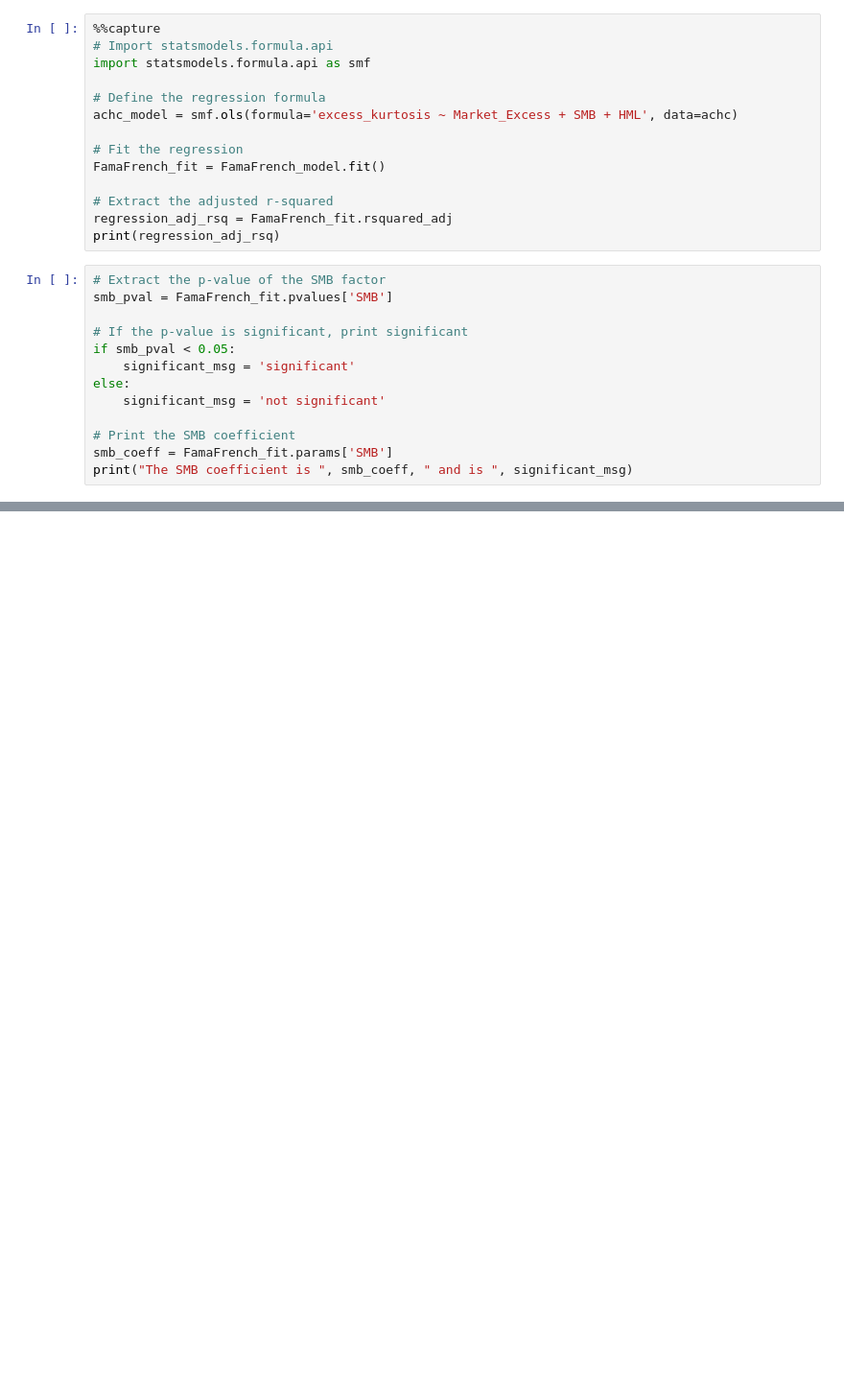
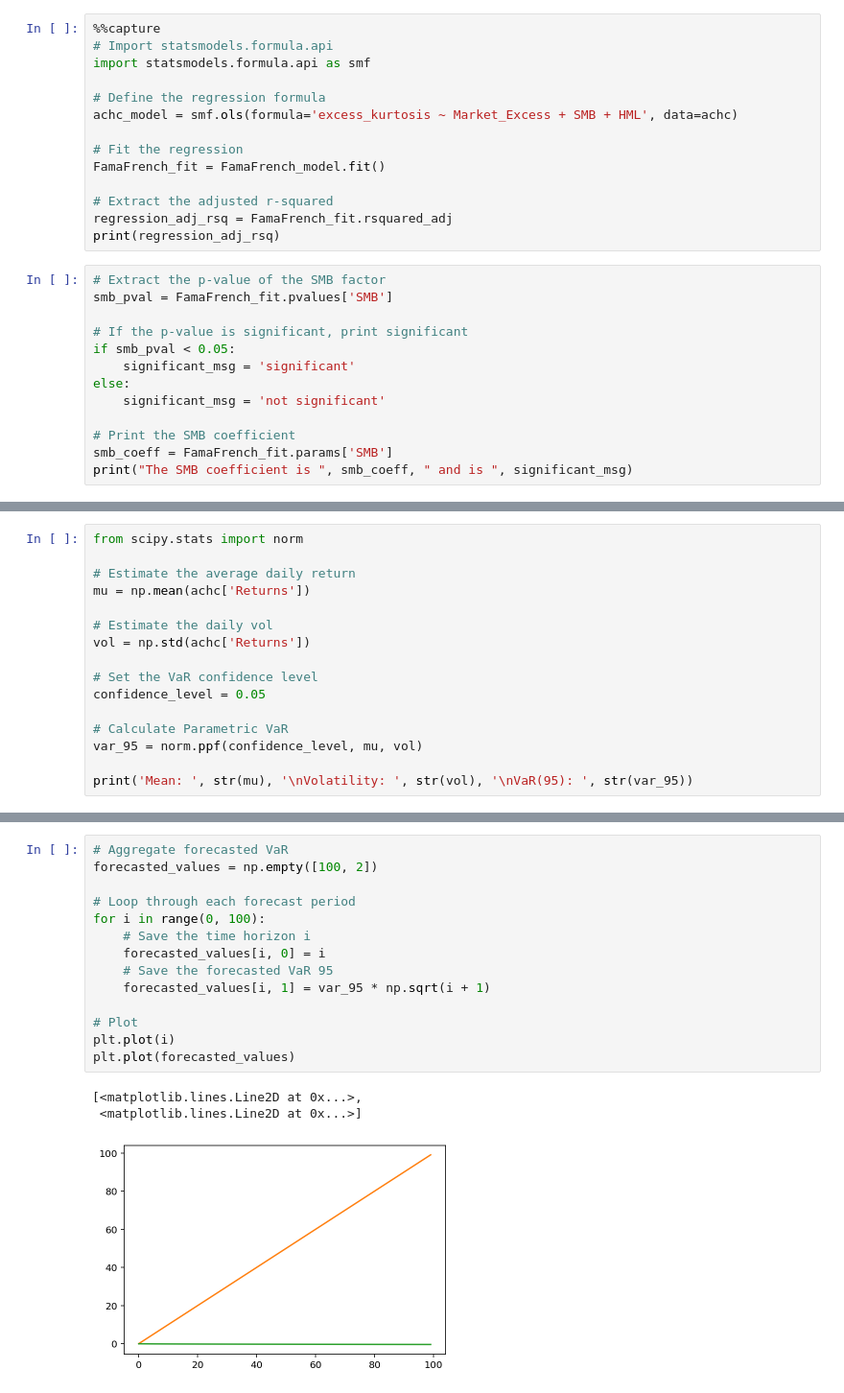
Before and after one commit to hilljtm/risk_management, a Jupyter notebook: Stock_investing.ipynb, the cells around one changed output, grey strips where cells are left out. Shown: that part at 96% size. Drawn from its saved outputs; the diff is of its cells as text; blank space fills up the shorter version.

Commit message:
still got some errors but lunch time

```diff
--- a/Stock_investing.ipynb
+++ b/Stock_investing.ipynb
@@ -166,0 +213,16 @@ print("The SMB coefficient is ", smb_coeff, " and is ", significant_msg)
+# %%
+from scipy.stats import norm
+
+# Estimate the average daily return
+mu = np.mean(achc['Returns'])
+
+# Estimate the daily vol
+vol = np.std(achc['Returns'])
+
+# Set the VaR confidence level
+confidence_level = 0.05
+
+# Calculate Parametric VaR
+var_95 = norm.ppf(confidence_level, mu, vol)
+
+print('Mean: ', str(mu), '\nVolatility: ', str(vol), '\nVaR(95): ', str(var_95))
@@ -166,0 +236,18 @@ print("The SMB coefficient is ", smb_coeff, " and is ", significant_msg)
+# %%
+# Aggregate forecasted VaR
+forecasted_values = np.empty([100, 2])
+
+# Loop through each forecast period
+for i in range(0, 100):
+    # Save the time horizon i
+    forecasted_values[i, 0] = i
+    # Save the forecasted VaR 95
+    forecasted_values[i, 1] = var_95 * np.sqrt(i + 1)
+
+# Plot
+plt.plot(i)
+plt.plot(forecasted_values)
+# %% [output]
+[<matplotlib.lines.Line2D at 0x...>,
+ <matplotlib.lines.Line2D at 0x...>]
+[figure, added]
```
Also changed, not shown: parts of 16 cells of this notebook.
